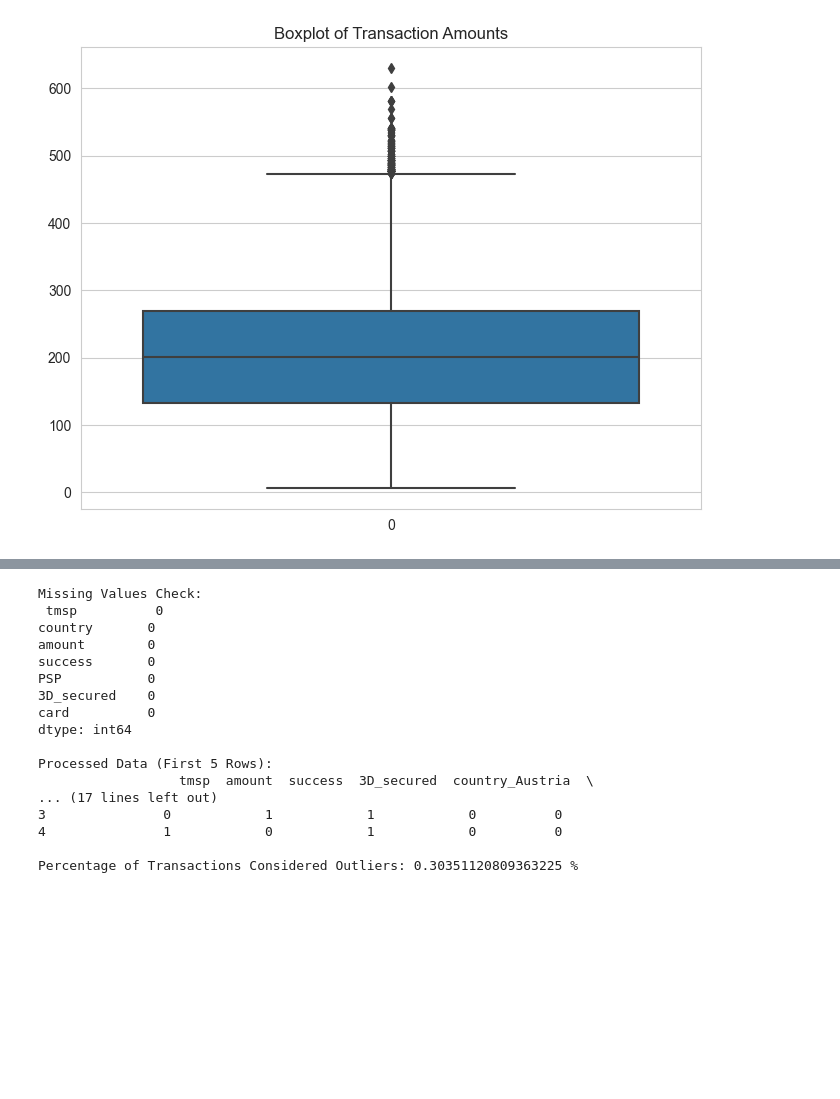
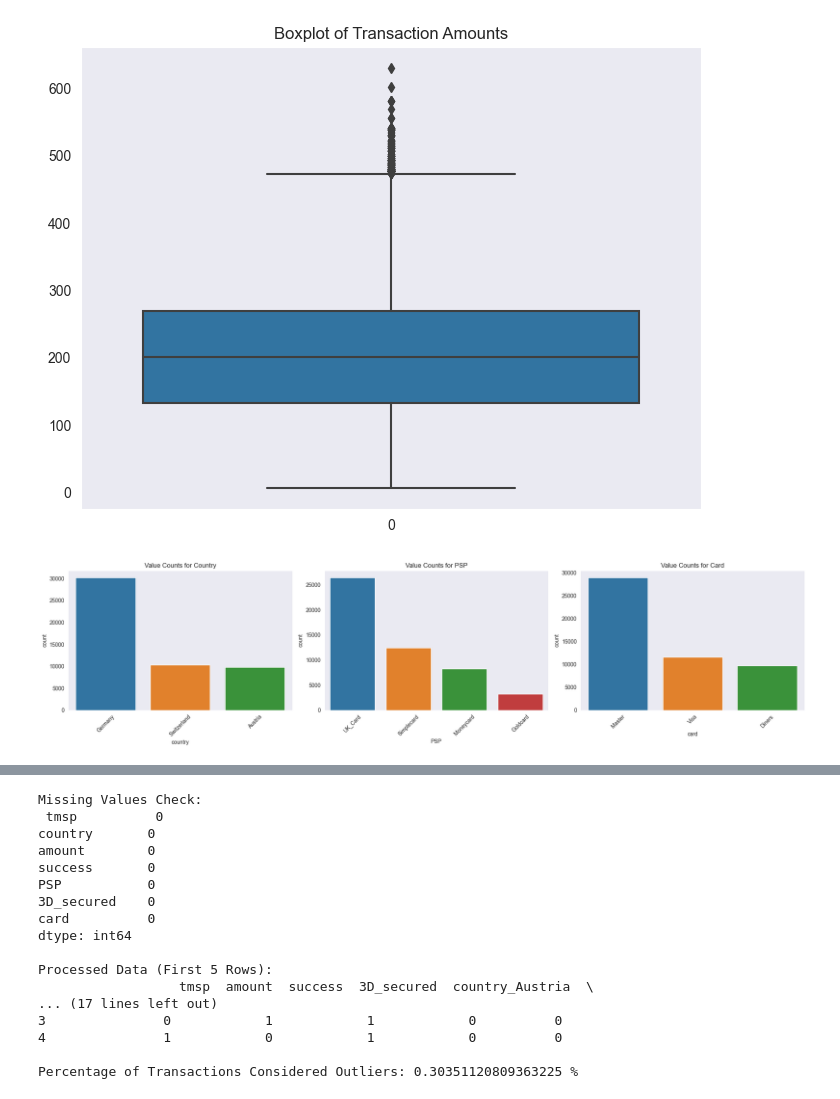
Before and after one commit to ayush1330/Credit_Card_Routing_for_Online_Purchase, a Jupyter notebook: rough_case_study.ipynb, the cells around one changed output, grey strips where cells are left out. Cells and saved outputs as stored; diff of their text form; code cells hidden in the pictures; blank space fills up the shorter version.

Commit message:
charts modification

```diff
--- a/rough_case_study.ipynb
+++ b/rough_case_study.ipynb
@@ -26,7 +26,7 @@ print("\nValue counts for 'PSP':\n", data["PSP"].value_counts())
 print("\nValue counts for 'card':\n", data["card"].value_counts())
 
 # f. Visualizing the distribution of numerical columns
-sns.set_style("whitegrid")
+sns.set_style("dark")
 data[["amount", "success", "3D_secured"]].hist(figsize=(10, 8), bins=50)
 plt.tight_layout()
 plt.show()
@@ -56,3 +56,33 @@ Diners     9768
 Name: card, dtype: int64
 [figure]
 [figure]
+# %%
+import matplotlib.pyplot as plt
+import seaborn as sns
+
+# Setting up the visualization style
+sns.set_style("dark")
+
+# Creating a single canvas with three subplots side by side
+fig, axes = plt.subplots(nrows=1, ncols=3, figsize=(20, 5))
+
+# Plotting the 'country' bar chart on the first subplot
+sns.countplot(data=data, x='country', order=data['country'].value_counts().index, ax=axes[0])
+axes[0].set_title('Value Counts for Country')
+axes[0].tick_params(axis='x', rotation=45)
+
+# Plotting the 'PSP' bar chart on the second subplot
+sns.countplot(data=data, x='PSP', order=data['PSP'].value_counts().index, ax=axes[1])
+axes[1].set_title('Value Counts for PSP')
+axes[1].tick_params(axis='x', rotation=45)
+
+# Plotting the 'card' bar chart on the third subplot
+sns.countplot(data=data, x='card', order=data['card'].value_counts().index, ax=axes[2])
+axes[2].set_title('Value Counts for Card')
+axes[2].tick_params(axis='x', rotation=45)
+
+# Adjusting the layout to prevent overlap
+plt.tight_layout()
+plt.show()
+# %% [output]
+[figure, added]
```
Also changed, not shown: parts of 1 cell of this notebook, 1 other file.
